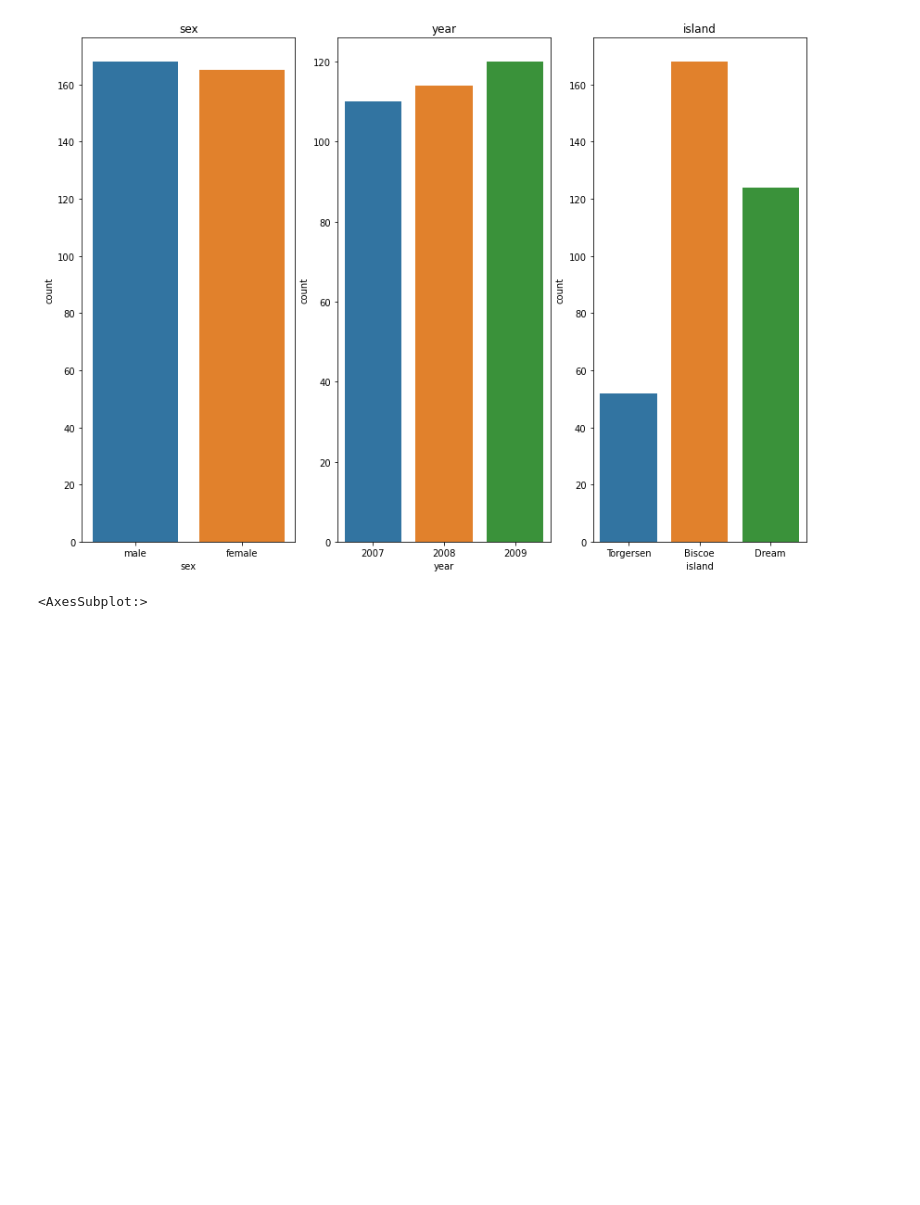
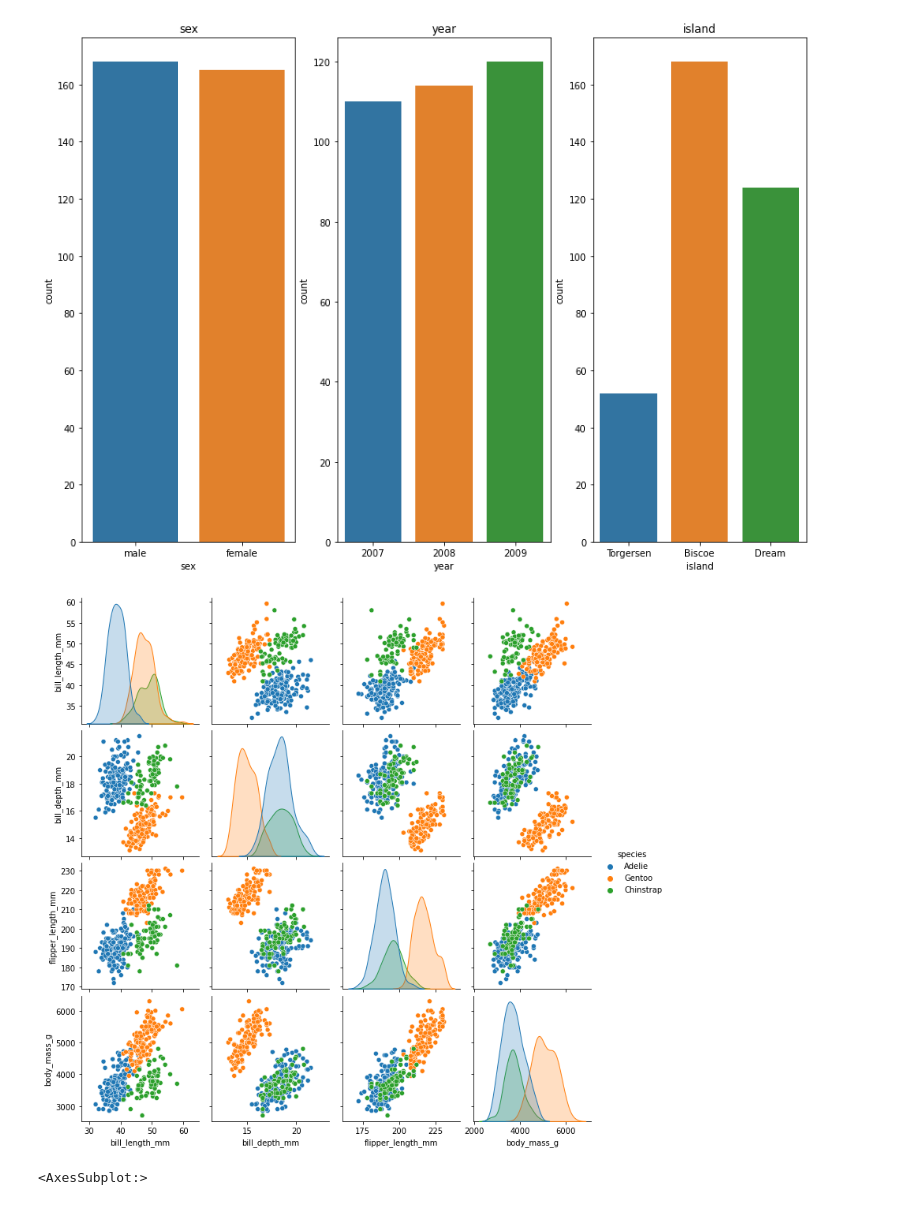
Before and after one commit to lilianabs/ml-beginner-projects, a Jupyter notebook: project_2/notebooks/penguins.ipynb, the cells around one changed output. Saved outputs shown, nothing was run; the diff lists cells and outputs as text; code cells hidden in the pictures; blank space fills up the shorter version.

Commit message:
Add pairplot to penguins

```diff
--- a/project_2/notebooks/penguins.ipynb
+++ b/project_2/notebooks/penguins.ipynb
@@ -89,6 +89,10 @@ for i, col in enumerate(cat_cols):
     sns.countplot(x=col, data=df)
 # %% [output]
 [figure]
+# %%
+sns.pairplot(df[num_cols + ['species']], hue='species');
+# %% [output]
+[figure, added]
 # %%
 from sklearn.preprocessing import LabelEncoder
 
```
